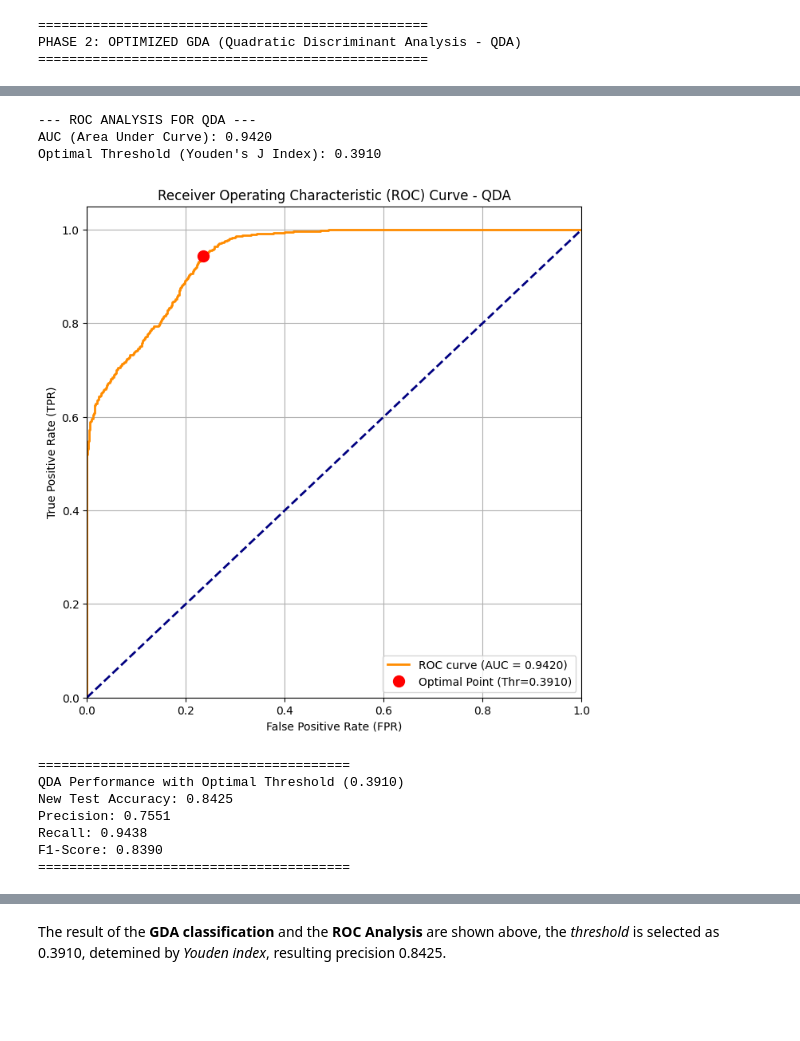
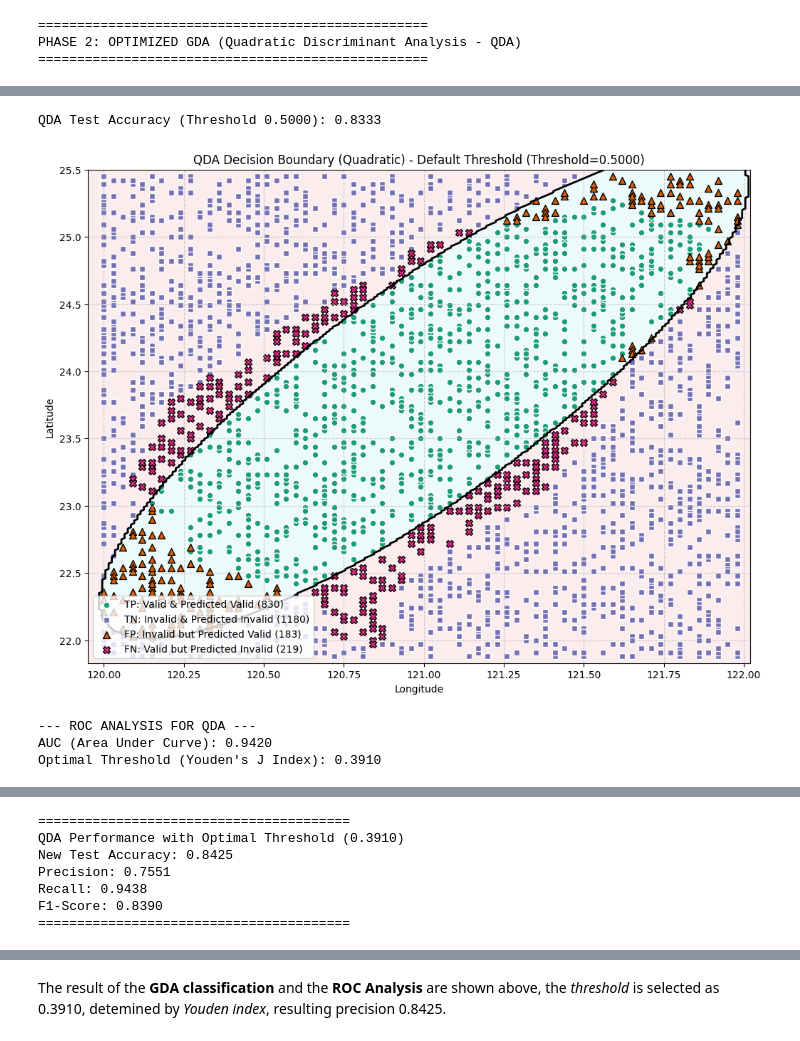
Before and after one commit to AlvinBLin/2025_machine_learning, a Jupyter notebook: Week_6/ML_HW6.ipynb, the cells around one changed output, grey strips where cells are left out. Saved outputs shown, nothing was run; the diff lists cells and outputs as text; code cells hidden in the pictures; blank space fills up the shorter version.

```diff
--- a/Week_6/ML_HW6.ipynb
+++ b/Week_6/ML_HW6.ipynb
@@ -441,41 +499,43 @@ PHASE 2: OPTIMIZED GDA (Quadratic Discriminant Analysis - QDA)
 # %%
-# --- CELL 9: PHASE 2: OPTIMIZED MODEL (QDA) - ROC Analysis ---
+# --- CELL 9B: PHASE 2: OPTIMIZED MODEL (QDA) - ROC Analysis ---
+
+# 1. Evaluate with default threshold (0.5)
+qda_default_accuracy = qda_model.calculate_accuracy(X_test, Y_test, threshold=0.5)
+print(f"QDA Test Accuracy (Threshold 0.5000): {qda_default_accuracy:.4f}")
+
+# 2. Plot the QDA decision boundary at the default threshold
+plot_confusion_visualization(qda_model, X_test, Y_test, X_class, 0.5,
+                             "QDA Decision Boundary (Quadratic) - Default Threshold")
 
 # ROC Analysis and Optimal Threshold finding
 optimal_threshold = plot_roc_and_find_optimal_threshold(qda_model, X_test, Y_test, "QDA")
 
 # Evaluate with Optimal Threshold
 qda_optimal_accuracy = qda_model.calculate_accuracy(X_test, Y_test, threshold=optimal_threshold)
 print("\n" + "="*40)
 print(f"QDA Performance with Optimal Threshold ({optimal_threshold:.4f})")
 print(f"New Test Accuracy: {qda_optimal_accuracy:.4f}")
 
 # 計算並輸出 Precision, Recall 和 F1-Score
 Y_pred_optimal = qda_model.predict(X_test, threshold=optimal_threshold)
 qda_precision = precision_score(Y_test, Y_pred_optimal)
 qda_recall = recall_score(Y_test, Y_pred_optimal)
 qda_f1 = f1_score(Y_test, Y_pred_optimal)
 
 print(f"Precision: {qda_precision:.4f}")
 print(f"Recall: {qda_recall:.4f}")
 print(f"F1-Score: {qda_f1:.4f}")
 print("="*40)
 
 # 繪製混淆矩陣
 plot_confusion_matrix(Y_test, Y_pred_optimal, "QDA", optimal_threshold)
 
 # Plot QDA Results with optimal threshold
 plot_confusion_visualization(qda_model, X_test, Y_test, X_class, optimal_threshold,
                              "QDA Decision Boundary (Quadratic) - Optimal Threshold")
 # %% [output]
---- ROC ANALYSIS FOR QDA ---
-AUC (Area Under Curve): 0.9420
-Optimal Threshold (Youden's J Index): 0.3910
+QDA Test Accuracy (Threshold 0.5000): 0.8333
-[figure, old version]
+[figure, new version]
-========================================
-QDA Performance with Optimal Threshold (0.3910)
-New Test Accuracy: 0.8425
-Precision: 0.7551
-Recall: 0.9438
-F1-Score: 0.8390
-========================================
+--- ROC ANALYSIS FOR QDA ---
+AUC (Area Under Curve): 0.9420
+Optimal Threshold (Youden's J Index): 0.3910
@@ -482,0 +543,7 @@ F1-Score: 0.8390
+========================================
+QDA Performance with Optimal Threshold (0.3910)
+New Test Accuracy: 0.8425
+Precision: 0.7551
+Recall: 0.9438
+F1-Score: 0.8390
+========================================
```
Also changed, not shown: parts of 12 cells of this notebook.
